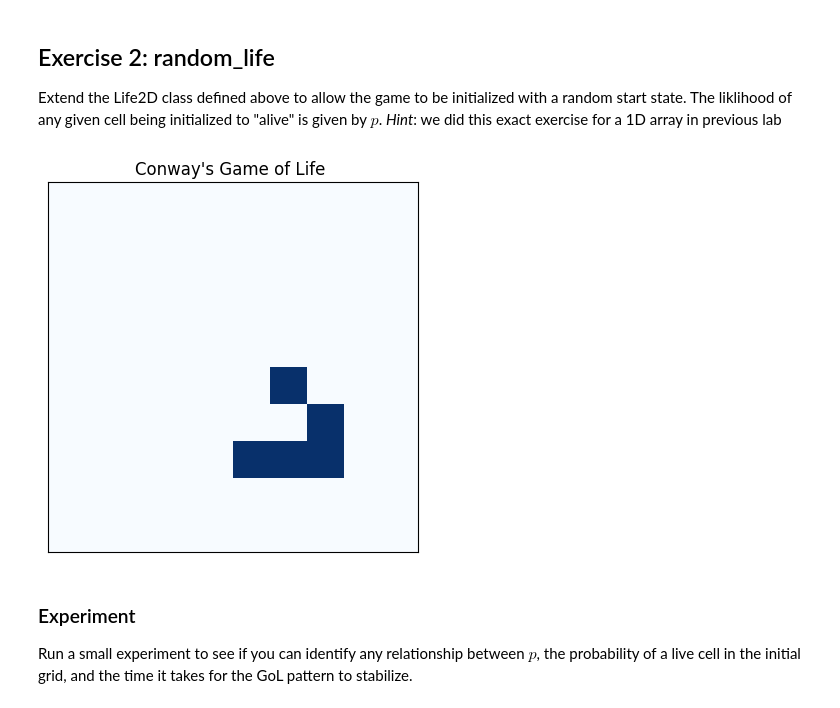
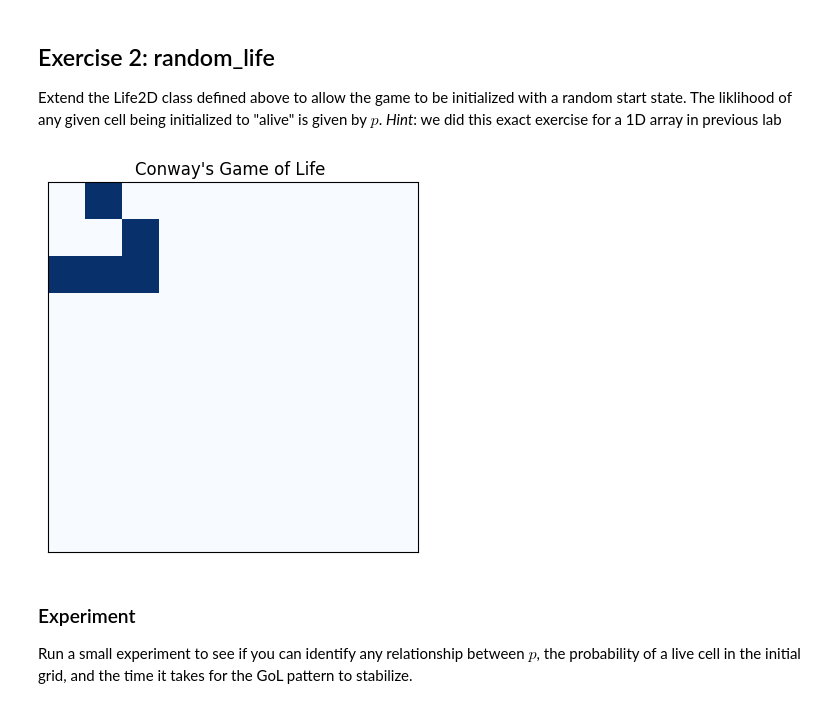
Before and after one commit to iam-arshpreet/cap-comp215, a Jupyter notebook: labs/lab06-GoL.ipynb, the cells around one changed output. Cells and saved outputs as stored; diff of their text form; code cells hidden in the pictures.

```diff
--- a/labs/lab06-GoL.ipynb
+++ b/labs/lab06-GoL.ipynb
@@ -181,32 +181,32 @@ The liklihood of any given cell being initialized to "alive" is given by $p$.
 # %%
 # Ex. 2 experimental setup
 
 class BetterLife2D(Life2D):
     """ Improvements on the basic Life2D model """
 
     def randomize_state(self, p):
         """ Randomize the state of this GoL, where probability of a "live" cell is p """
         # Ex. 2 your code here...
         self.state = np.random.choice([1, 0],(self.state.shape) , p=[p, 1 - p])
 
         return self.state
 
     def load_pattern(self,x, y, pattern):
       self.state[x:x+pattern.shape[0], y:y+pattern.shape[1]] = pattern[np.ix_(range(pattern.shape[0]), range(pattern.shape[1]))] # from chatGPT
 
 
 
 def random_life(n_rows, n_cols=None, p=0.5):
     """ Return a Life2D object of given dimensions with initial randomized state where "live" cells have probability p """
     # Ex. 2 your code here...
     bt_array = BetterLife2D(n_rows, n_cols)
     return bt_array.randomize_state(p)
 
 bt_array = BetterLife2D(10, 10)
-bt_array.load_pattern(5,5, glider)
+bt_array.load_pattern(0,0, glider)
 bt_array.draw()
 # %% [output]
-[figure, old version]
+[figure, new version]
 # %% [markdown]
 ### Experiment
 Run a small experiment to see if you can identify any relationship between $p$, the probability of a live cell in the initial grid, and the time it takes for the GoL pattern to stabilize.
```
Also changed, not shown: parts of 2 cells of this notebook.
